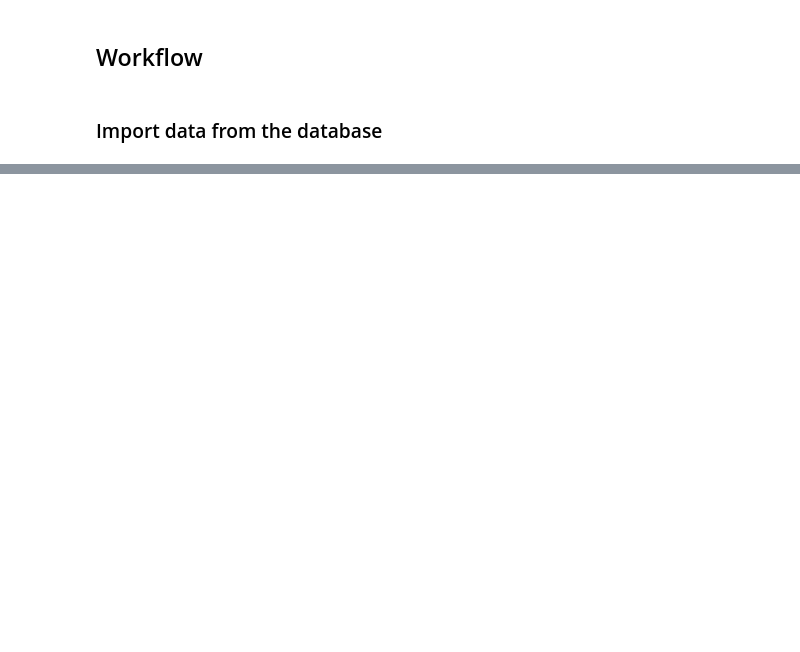
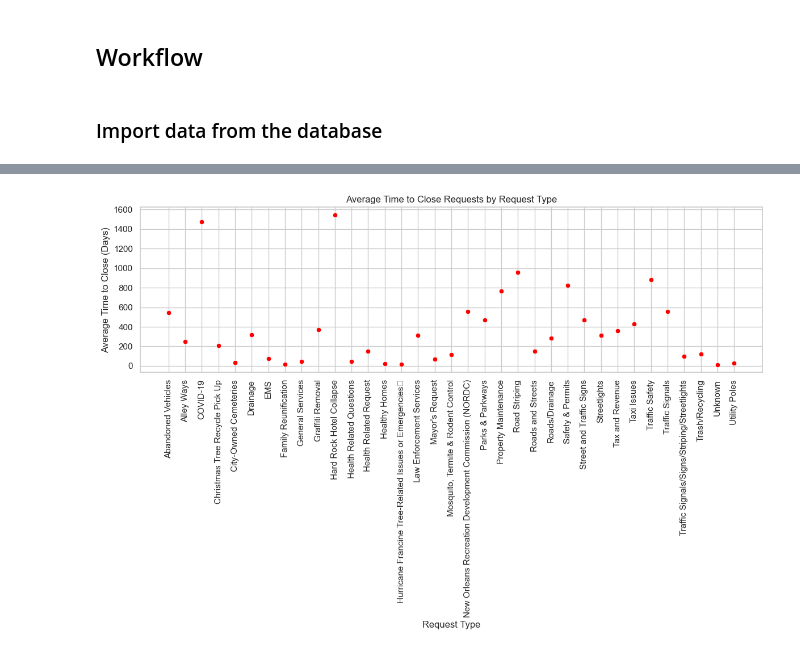
Before and after one commit to syedamahnoorasad/Investigating-Nola-311-Data, a Jupyter notebook: milestone1.ipynb, the cells around one changed output, grey strips where cells are left out. Saved outputs shown, nothing was run; the diff lists cells and outputs as text; code cells hidden in the pictures; blank space fills up the shorter version.

```diff
--- a/milestone1.ipynb
+++ b/milestone1.ipynb
@@ -73,0 +315,13 @@ In the final project, I will apply the same workflow to the chosen real dataset,
+# %%
+### scatter plot of average time to close requests by request type
+avg_time_by_type = nola_311.groupby('request_type')['time_to_close'].mean().reset_index()
+plt.figure(figsize=(12, 8))
+sns.scatterplot(data=avg_time_by_type, x='request_type', y='time_to_close', color='red')
+plt.xticks(rotation=90)
+plt.title('Average Time to Close Requests by Request Type')
+plt.xlabel('Request Type')
+plt.ylabel('Average Time to Close (Days)')
+plt.tight_layout()
+plt.show()
+# %% [output]
+[figure, added]
```
Also changed, not shown: parts of 28 cells of this notebook, 1 other file.
